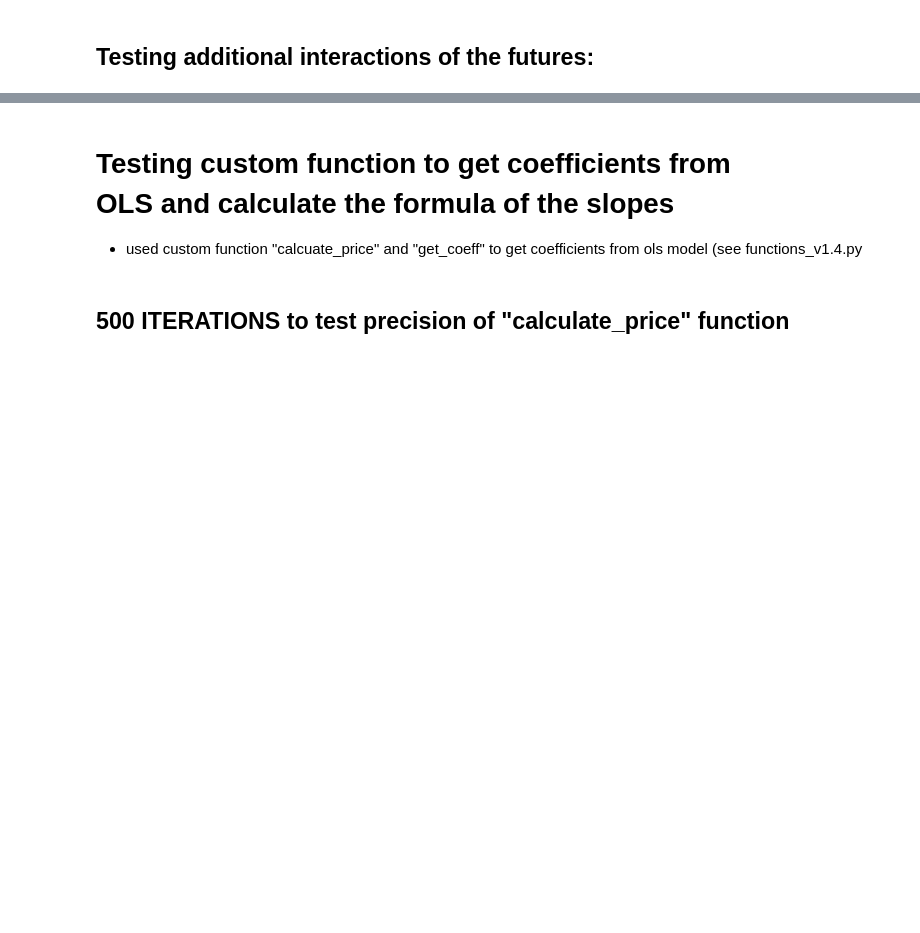
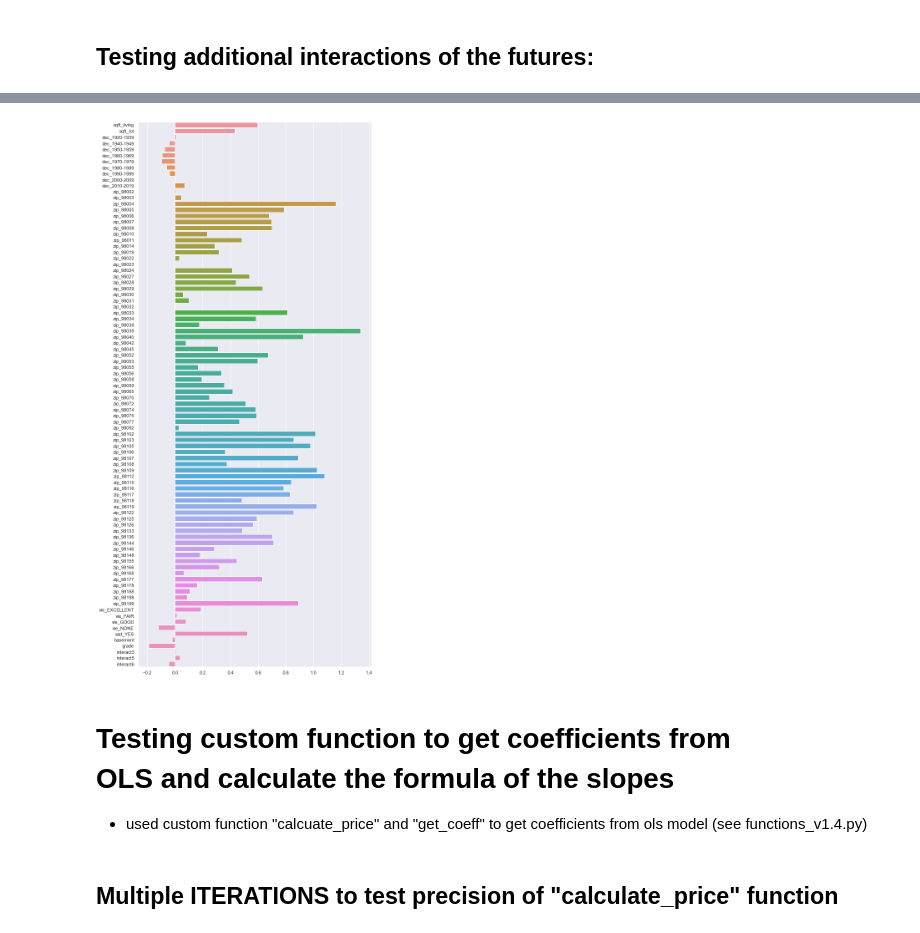
Before and after one commit to schahmatist/Phase-2-Flatiron-Project, a Jupyter notebook: analysis_and_regression/Regression Tests.ipynb, the cells around one changed output, grey strips where cells are left out. Drawn from its saved outputs; the diff is of its cells as text; code cells hidden in the pictures; blank space fills up the shorter version.

```diff
--- a/analysis_and_regression/Regression Tests.ipynb
+++ b/analysis_and_regression/Regression Tests.ipynb
@@ -190,8 +198,13 @@ Notes:
 [1] Standard Errors assume that the covariance matrix of the errors is correctly specified.
 [2] The condition number is large, 1.88e+04. This might indicate that there are
 strong multicollinearity or other numerical problems.
+# %%
+plt.figure(figsize=(10,24))
+sns.barplot(y = model.params[1:].index, x = model.params[1:].values);
+# %% [output]
+[figure, added]
 # %% [markdown]
 # Testing custom function to get coefficients from <br>OLS and calculate the formula of the slopes
 
-* used custom function "calcuate_price" and "get_coeff" to get coefficients from ols model (see functions_v1.4.py
+* used custom function "calcuate_price" and "get_coeff" to get coefficients from ols model (see functions_v1.4.py)
 # %%
@@ -227,5 +237,5 @@ def calculate_price (sqft_living, decade, basement, zipcode, grade, waterfront,
 # %% [markdown]
-## 500 ITERATIONS to test precision of "calculate_price" function
+## Multiple ITERATIONS to test precision of "calculate_price" function
 # %%
 mean_price_2014_2015=initial_price.mean()[0]
 
```
Also changed, not shown: parts of 10 cells of this notebook, 8 other files.
